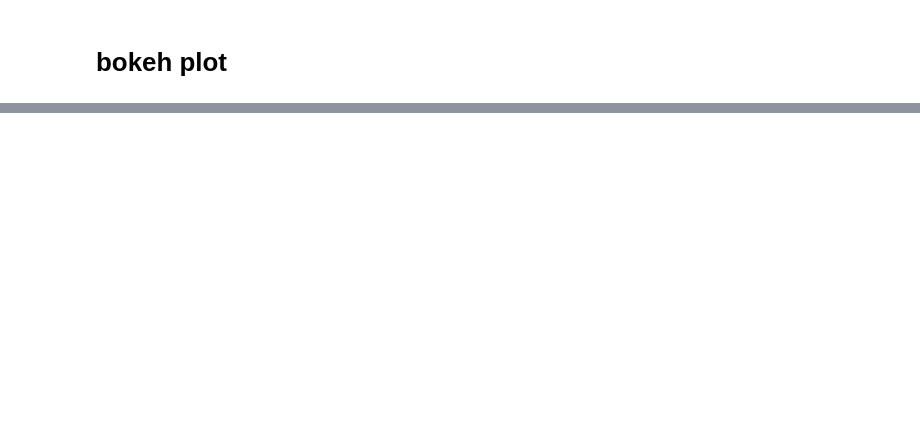
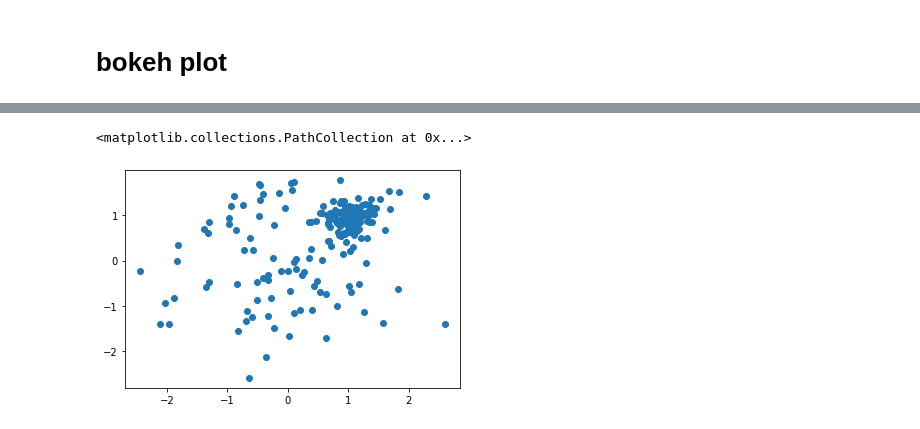
Before and after one commit to fabiokrone/DS_World_Development_Indicators, a Jupyter notebook: DSE_200X_MiniProject.ipynb, the cells around one changed output, grey strips where cells are left out. Cells and saved outputs as stored; diff of their text form; code cells hidden in the pictures; blank space fills up the shorter version.

```diff
--- a/DSE_200X_MiniProject.ipynb
+++ b/DSE_200X_MiniProject.ipynb
@@ -334,0 +365,8 @@ ERROR! Session/line number was not unique in database. History logging moved to
+# %%
+sample1 = np.random.multivariate_normal([0,0], [[1,0],[0,1]], 100)
+sample2 = np.random.multivariate_normal([1,1], [[0.05,0],[0,0.05]], 100)
+sample = np.concatenate([sample1, sample2])
+plt.scatter(sample[:,0],sample[:,1])
+# %% [output]
+<matplotlib.collections.PathCollection at 0x...>
+[figure, added]
```
Also changed, not shown: parts of 15 cells of this notebook, 2 other files.
